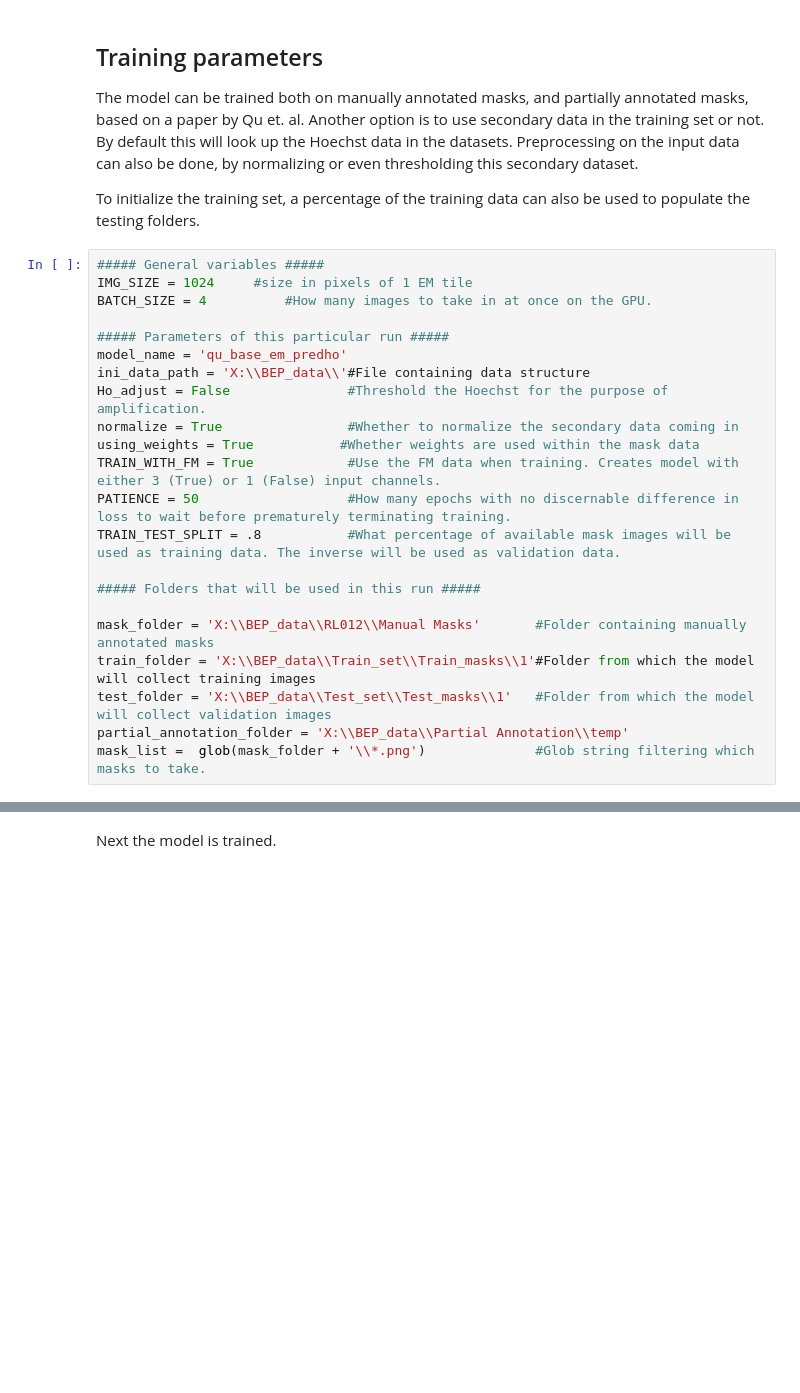
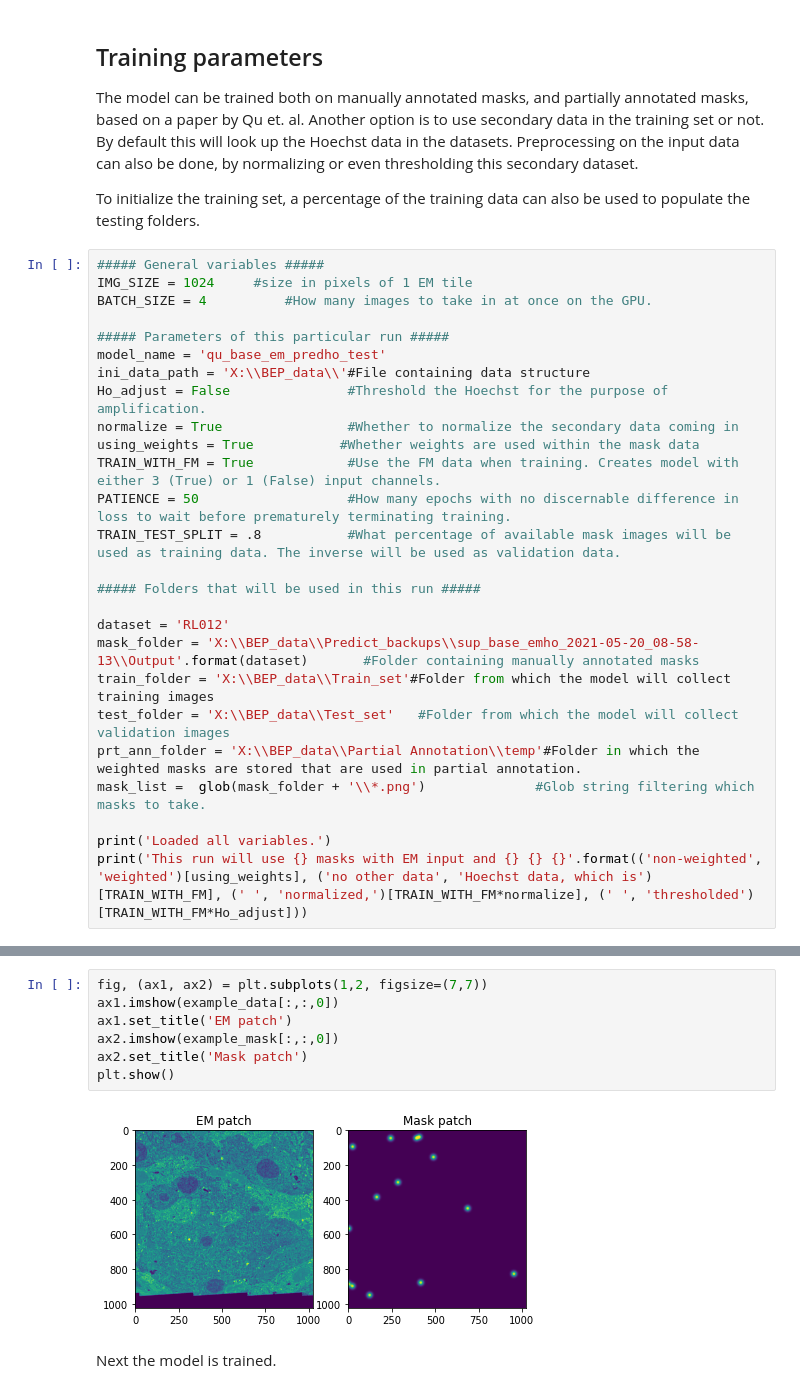
Before and after one commit to Steeldune/ML_mask_prediction, a Jupyter notebook: notebooks/train_model.ipynb, the cells around one changed output, grey strips where cells are left out. Cells and saved outputs as stored; diff of their text form; blank space fills up the shorter version.

```diff
--- a/notebooks/train_model.ipynb
+++ b/notebooks/train_model.ipynb
@@ -51,7 +134,7 @@ IMG_SIZE = 1024     #size in pixels of 1 EM tile
 BATCH_SIZE = 4          #How many images to take in at once on the GPU.
 
 ##### Parameters of this particular run #####
-model_name = 'qu_base_em_predho'
+model_name = 'qu_base_em_predho_test'
 ini_data_path = 'X:\\BEP_data\\'#File containing data structure
 Ho_adjust = False               #Threshold the Hoechst for the purpose of amplification.
 normalize = True                #Whether to normalize the secondary data coming in
@@ -62,8 +145,12 @@ TRAIN_TEST_SPLIT = .8           #What percentage of available mask images will b
 
 ##### Folders that will be used in this run #####
 
-mask_folder = 'X:\\BEP_data\\RL012\\Manual Masks'       #Folder containing manually annotated masks
-train_folder = 'X:\\BEP_data\\Train_set\\Train_masks\\1'#Folder from which the model will collect training images
-test_folder = 'X:\\BEP_data\\Test_set\\Test_masks\\1'   #Folder from which the model will collect validation images
-partial_annotation_folder = 'X:\\BEP_data\\Partial Annotation\\temp'
+dataset = 'RL012'
+mask_folder = 'X:\\BEP_data\\Predict_backups\\sup_base_emho_2021-05-20_08-58-13\\Output'.format(dataset)       #Folder containing manually annotated masks
+train_folder = 'X:\\BEP_data\\Train_set'#Folder from which the model will collect training images
+test_folder = 'X:\\BEP_data\\Test_set'   #Folder from which the model will collect validation images
+prt_ann_folder = 'X:\\BEP_data\\Partial Annotation\\temp'#Folder in which the weighted masks are stored that are used in partial annotation.
 mask_list =  glob(mask_folder + '\\*.png')              #Glob string filtering which masks to take.
+
+print('Loaded all variables.')
+print('This run will use {} masks with EM input and {} {} {}'.format(('non-weighted', 'weighted')[using_weights], ('no other data', 'Hoechst data, which is')[TRAIN_WITH_FM], (' ', 'normalized,')[TRAIN_WITH_FM*normalize], (' ', 'thresholded')[TRAIN_WITH_FM*Ho_adjust]))
@@ -104,2 +215,11 @@ Testing on 7 images
+# %%
+fig, (ax1, ax2) = plt.subplots(1,2, figsize=(7,7))
+ax1.imshow(example_data[:,:,0])
+ax1.set_title('EM patch')
+ax2.imshow(example_mask[:,:,0])
+ax2.set_title('Mask patch')
+plt.show()
+# %% [output]
+[figure, added]
 # %% [markdown]
 Next the model is trained.
```
Also changed, not shown: parts of 7 cells of this notebook, 5 other files.
